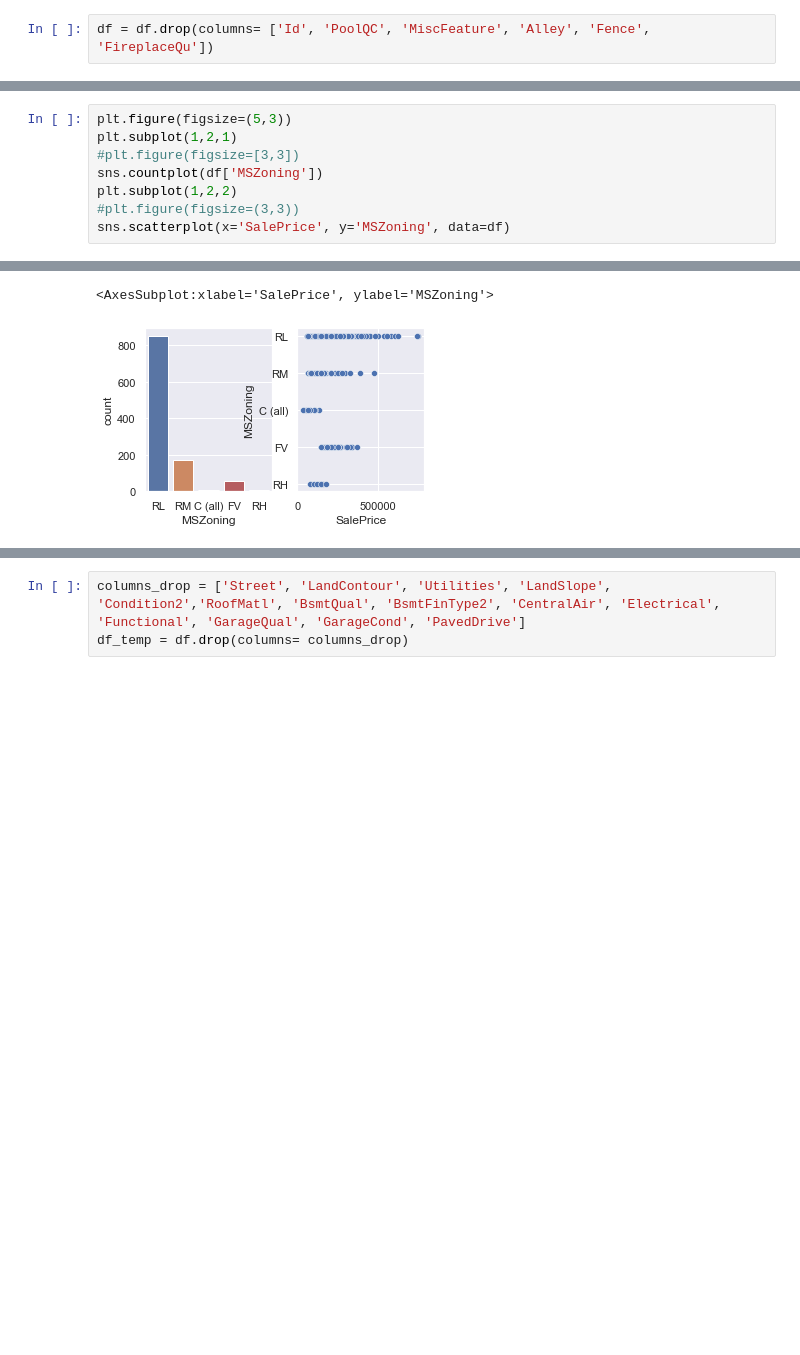
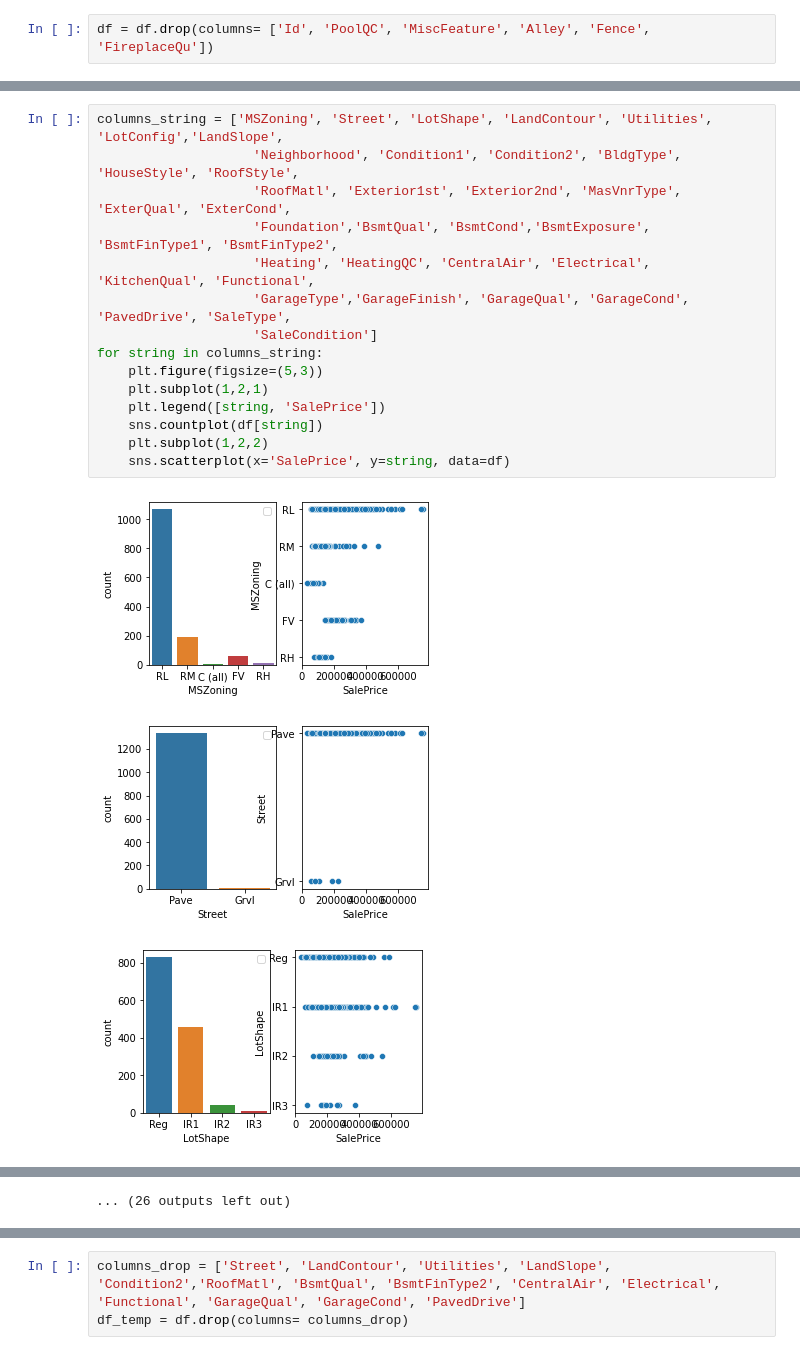
Before and after one commit to pravirpolly/House-Prices, a Jupyter notebook: data.ipynb, the cells around one changed output, grey strips where cells are left out. Cells and saved outputs as stored; diff of their text form; blank space fills up the shorter version.

```diff
--- a/data.ipynb
+++ b/data.ipynb
@@ -121,9 +97,19 @@ df.head(1)
 # %%
-plt.figure(figsize=(5,3))
-plt.subplot(1,2,1)
-#plt.figure(figsize=[3,3])
-sns.countplot(df['MSZoning'])
-plt.subplot(1,2,2)
-#plt.figure(figsize=(3,3))
-sns.scatterplot(x='SalePrice', y='MSZoning', data=df)
+columns_string = ['MSZoning', 'Street', 'LotShape', 'LandContour', 'Utilities', 'LotConfig','LandSlope',
+                    'Neighborhood', 'Condition1', 'Condition2', 'BldgType', 'HouseStyle', 'RoofStyle',
+                    'RoofMatl', 'Exterior1st', 'Exterior2nd', 'MasVnrType', 'ExterQual', 'ExterCond',
+                    'Foundation','BsmtQual', 'BsmtCond','BsmtExposure', 'BsmtFinType1', 'BsmtFinType2',
+                    'Heating', 'HeatingQC',	'CentralAir', 'Electrical', 'KitchenQual', 'Functional',
+                    'GarageType','GarageFinish', 'GarageQual', 'GarageCond', 'PavedDrive', 'SaleType',
+                    'SaleCondition']
+for string in columns_string:
+    plt.figure(figsize=(5,3))
+    plt.subplot(1,2,1)
+    plt.legend([string, 'SalePrice'])
+    sns.countplot(df[string])
+    plt.subplot(1,2,2)
+    sns.scatterplot(x='SalePrice', y=string, data=df)
 # %% [output]
+[figure, new version]
+[figure, added]
+[figure, added]
@@ -130,2 +125 @@ sns.scatterplot(x='SalePrice', y='MSZoning', data=df)
-<AxesSubplot:xlabel='SalePrice', ylabel='MSZoning'>
+... (26 outputs left out)
-[figure, old version]
```
Also changed, not shown: parts of 44 cells of this notebook.
